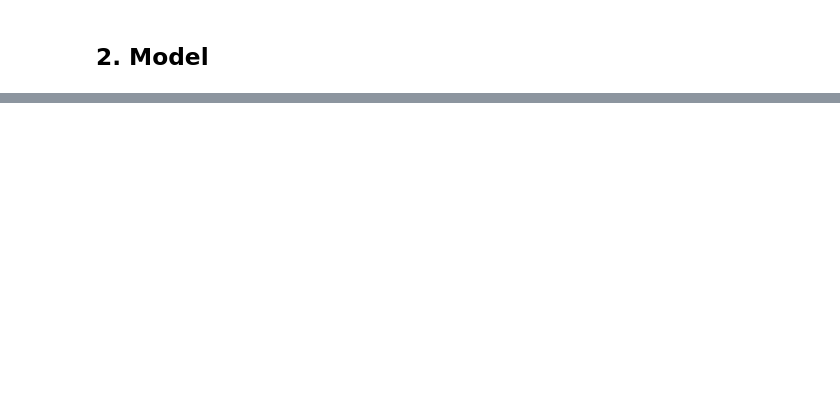
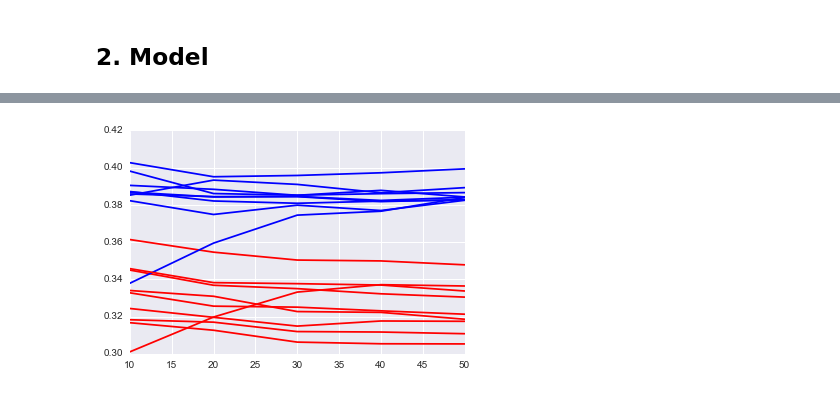
Before and after one commit to nestauk/industry_pilot, a Jupyter notebook: notebooks/industry/Predicting_industrial_specialisation.ipynb, the cells around one changed output, grey strips where cells are left out. Saved outputs shown, nothing was run; the diff lists cells and outputs as text; code cells hidden in the pictures; blank space fills up the shorter version.

```diff
--- a/notebooks/industry/Predicting_industrial_specialisation.ipynb
+++ b/notebooks/industry/Predicting_industrial_specialisation.ipynb
@@ -225,0 +359,10 @@ Name: Leeds, dtype: int64
+# %%
+#Create neighbourhood measures
+#Get Shapefile here:
+#https://geoportal.statistics.gov.uk/Docs/Boundaries/Travel_to_Work_Areas_(UK)_2011_boundaries_(generalised_clipped)_V3.zip
+#Load shapefile
+w = pysal.queen_from_shapefile(
+    "../industry/data_input/Local_Authority_Districts_December_2015_Full_Clipped_Boundaries_in_Great_Britain/Local_Authority_Districts_December_2015_Full_Clipped_Boundaries_in_Great_Britain.shp")
+#Load attributes of the shapefile
+lad_attr = pysal.open(
+    "../industry/data_input/Local_Authority_Districts_December_2015_Full_Clipped_Boundaries_in_Great_Britain/Local_Authority_Districts_December_2015_Full_Clipped_Boundaries_in_Great_Britain.dbf")
@@ -225,0 +414,11 @@ Name: Leeds, dtype: int64
+# %%
+#Remove lad_name variable
+#Features
+all_yr_neigh_num = all_yr_neighbors.drop('lad_name',axis=1).reset_index(drop=True)
+all_yr_lq_num = all_yr_lq_subset.drop('lad_name',axis=1).reset_index(drop=True)
+
+X = np.array(pd.concat([all_yr_lq_num,all_yr_neigh_num],axis=1))
+
+#Outputs
+all_yr_lq_gains_num = all_yr_lq_gains_subset.drop('lad_name',axis=1).reset_index(drop=True)
+Y = np.array(all_yr_lq_gains_num)
@@ -225,0 +477,24 @@ Name: Leeds, dtype: int64
+# %%
+#Visualise model performance
+grid_df = pd.concat([pd.DataFrame([{'mean':x[1]} for x in rf_grid_clf.grid_scores_]),
+                          pd.DataFrame([x[0] for x in grid_clf.grid_scores_])],axis=1)
+grid_df.fillna(value="None",inplace=True)
+
+grid_df['par_comb'] = ["_".join([str(x),str(y),str(z)]) for x,y,z in zip(grid_df.max_depth,
+                                                        grid_df.max_features,
+                                                        grid_df.min_samples_leaf)]
+
+#Plot
+grouped_grid = grid_df.groupby('par_comb')
+
+col_dict = {'None':'blue',
+           'sqrt':'green',
+           'auto':'red'}
+
+for i in list(grouped_grid):
+    df = i[1]
+    feat = list(set(list(df['max_features'])))[0]
+    col = col_dict[feat]
+    plt.plot(df['n_estimators'],df['mean'],c=col)
+# %% [output]
+[figure, added]
```
Also changed, not shown: parts of 28 cells of this notebook.
